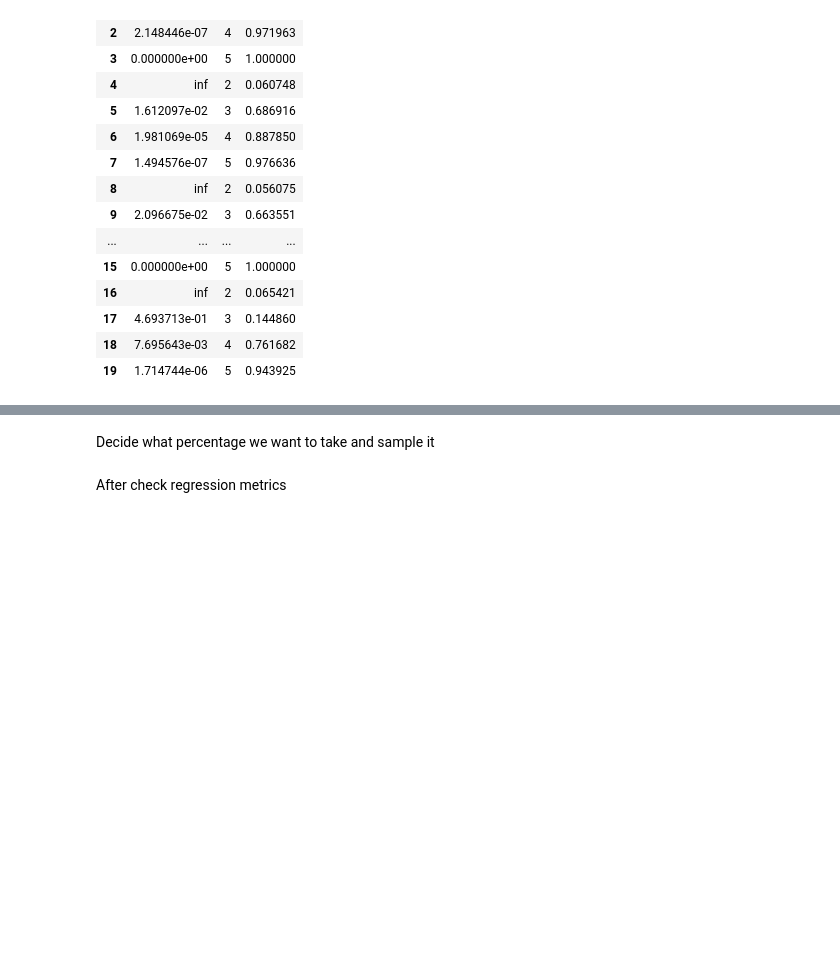
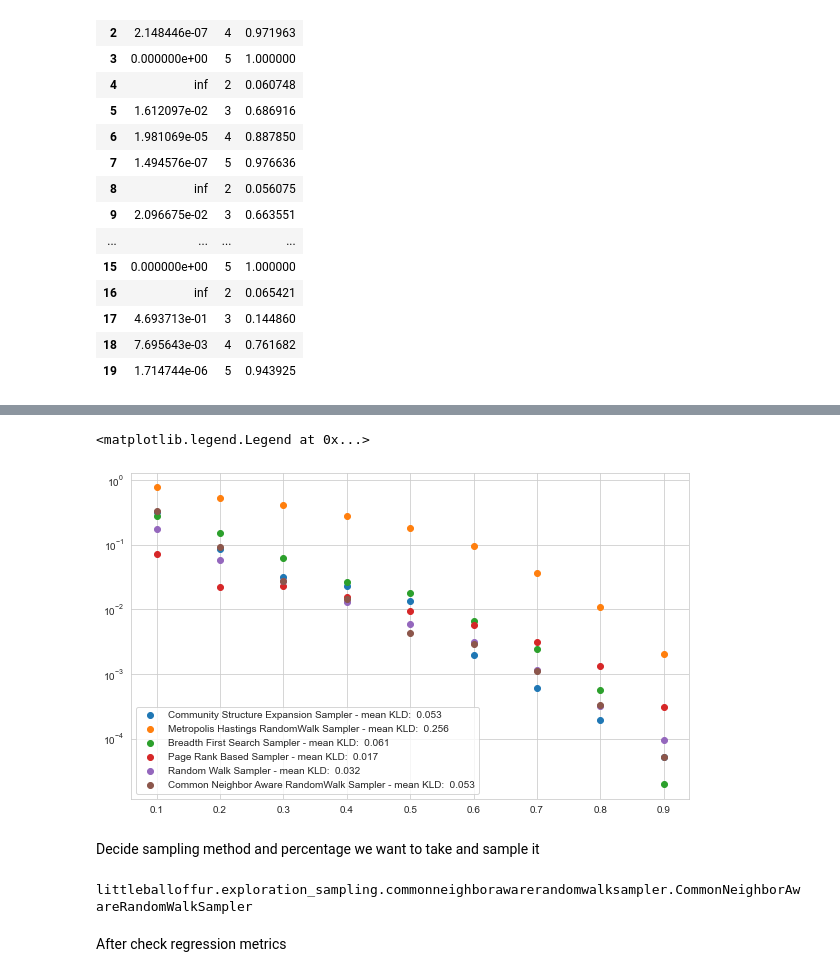
Before and after one commit to zaikoval/regression-on-sampling, a Jupyter notebook: notebooks/regression-on-sampling-experiment.ipynb, the cells around one changed output, grey strips where cells are left out. Drawn from its saved outputs; the diff is of its cells as text; code cells hidden in the pictures; blank space fills up the shorter version.

```diff
--- a/notebooks/regression-on-sampling-experiment.ipynb
+++ b/notebooks/regression-on-sampling-experiment.ipynb
@@ -361,5 +397,22 @@ model
+# %%
+plt.figure(figsize=(10,6))
+mean_KLDs = []
+for KLD in KDLs:
+    test = KLD[KLD.KL != np.inf].groupby('rounded_nodes').KL.mean().reset_index()
+    ax = plt.scatter(x=test.rounded_nodes, y=test.KL)
+    plt.yscale('log')
+    mean_KLDs.append(test.KL.mean())
+
+plt.legend([x[0][1]+' - mean KLD:  '+str(np.round(x[1], decimals=3)) for x in zip(methods, mean_KLDs)])
+# %% [output]
+<matplotlib.legend.Legend at 0x...>
+[figure, added]
 # %% [markdown]
-Decide what percentage we want to take and sample it
+Decide sampling method and percentage we want to take and sample it
+# %%
+method
+# %% [output]
+littleballoffur.exploration_sampling.commonneighborawarerandomwalksampler.CommonNeighborAwareRandomWalkSampler
 # %% [markdown]
 After check regression metrics
 # %% [markdown]
```
Also changed, not shown: parts of 16 cells of this notebook.
